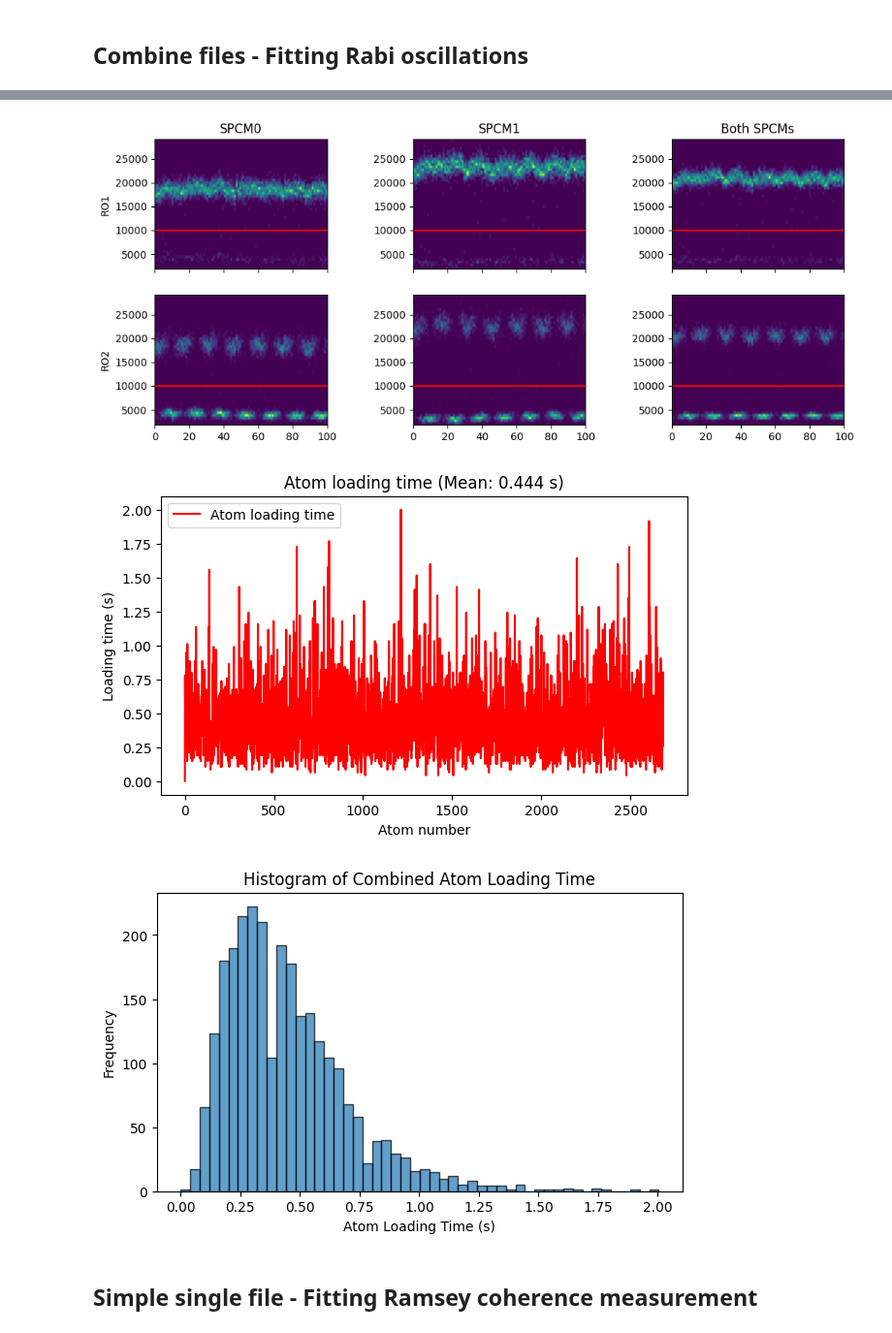
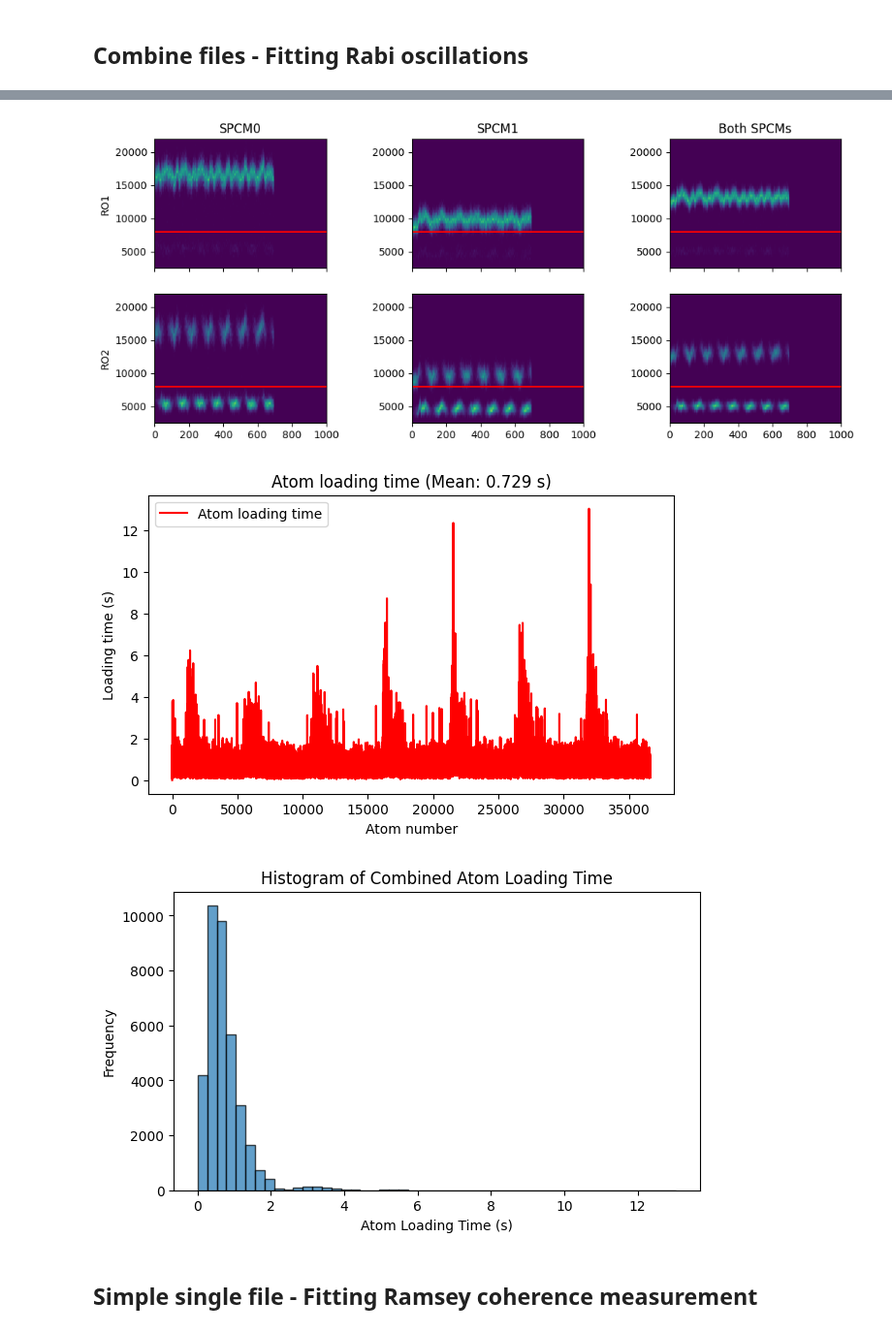
Before and after one commit to QuantumQuadrate/qn_artiq_routines, a Jupyter notebook: Analysis/Microwave analysis/Microwave_analysis_2025.ipynb, the cells around one changed output, grey strips where cells are left out. Shown at 97% size. Saved outputs shown, nothing was run; the diff lists cells and outputs as text; code cells hidden in the pictures.

```diff
--- a/Analysis/Microwave analysis/Microwave_analysis_2025.ipynb
+++ b/Analysis/Microwave analysis/Microwave_analysis_2025.ipynb
@@ -2,7 +2,7 @@
 # Mapping atom analysis
 Valid for experiments from 2025-04-30 until ...
 # %%
-date_filters = ["2025-07-14"]
+date_filters = ["2025-07-22"]
 
 from matplotlib import pyplot as plt
 import matplotlib as mpl
@@ -401,8 +392,8 @@ With fitting Rabi oscillation
 """
 ### the file(s) to analyze:
 file_indices = {
-    26:'',
-    # 46:'',
+    28:'',
+    # 12:'',
     # 48:''
 }
 
@@ -552,15 +543,15 @@ for idx,f_item in enumerate(file_indices.items()):
             # initial_center = scan_sequence1[min_idx]
             # p0 = [initial_center, 10e3, 0.9] # [center, width, depth]
 
-            p0 = [0.43, 0.84e6, 0, 0.5, 100000] # ['amplitude', 'omega', 'phase', 'offset','decay']
+            p0 = [0.43, 3.41e3, 0, 0.5, 0.5] # ['amplitude', 'omega', 'phase', 'offset','decay']
 
             ### using a  Gaussian function for now:
             fit_dict = {
                 scan_variable1_name: {
-                    # 'model': lambda x, center, sigma, depth: 0.80*(1 - depth * np.exp(-((x - center)**2/(2*sigma**2)))),
-                    'model': lambda x, A, omega, phase, offset, decay: offset + A * np.exp(-x/decay) * np.cos(omega * x + phase),
+                    # 'model': lambda t, center, sigma, depth: 0.80*(1 - depth * np.exp(-((t - center)**2/(2*sigma**2)))),
+                    'model': lambda t, A, omega, phase, offset, decay: offset + A * np.exp(-t/decay) * np.cos(omega * t + phase),
                     'p0': p0,
-                    'bounds': ([0.4, 1e5, 0, 0.2, 1e5], [0.5, 1e7, 2*np.pi, 0.8, 1e9]),
+                    'bounds': ([0.4, 3e3, 0, 0.4, 0.0], [0.5, 1e5, 2*np.pi, 0.6, 1.0]),
                     'params': ['amplitude', 'omega', 'phase', 'offset','decay']
                 }
             }
@@ -571,7 +562,8 @@ for idx,f_item in enumerate(file_indices.items()):
                 print(fit_str)
                 hi_res_x = np.linspace(scan_sequence1[0], scan_sequence1[-1], 10*len(scan_sequence1))
                 hi_res_x_xform = np.linspace(xsteps_xform(scan_sequence1)[0], xsteps_xform(scan_sequence1)[-1], 10*len(scan_sequence1))
-                ax_ret.plot(hi_res_x_xform, fit_dict[scan_variable1_name]['model'](hi_res_x, *popt),linestyle='--',color=ret_cmap(idx/len(file_indices)),label=fit_str)
+                # ax_ret.plot(hi_res_x_xform, fit_dict[scan_variable1_name]['model'](hi_res_x, *popt),linestyle='--',color=ret_cmap(idx/len(file_indices)),label=fit_str)
+                ax_ret.plot(hi_res_x_xform, fit_dict[scan_variable1_name]['model'](hi_res_x, *popt),linestyle='--',color='r',label=fit_str)
             else:
                 ax_ret.plot(xsteps_xform(scan_sequence1)[loading > 0], retention[loading > 0],linestyle='--',color=ret_cmap(idx/len(file_indices)))
 
@@ -698,6 +691,6 @@ amplitude=0.4296, omega=844171.2065, phase=0.0000, offset=0.4792, decay=100000.0
-[figure, old version]
+[figure, new version]
-[figure, old version]
+[figure, new version]
-[figure, old version]
+[figure, new version]
 # %% [markdown]
 ## Simple single file - Fitting Ramsey coherence measurement
 # %%
```
Also changed, not shown: parts of 4 cells of this notebook, 4 other files.
